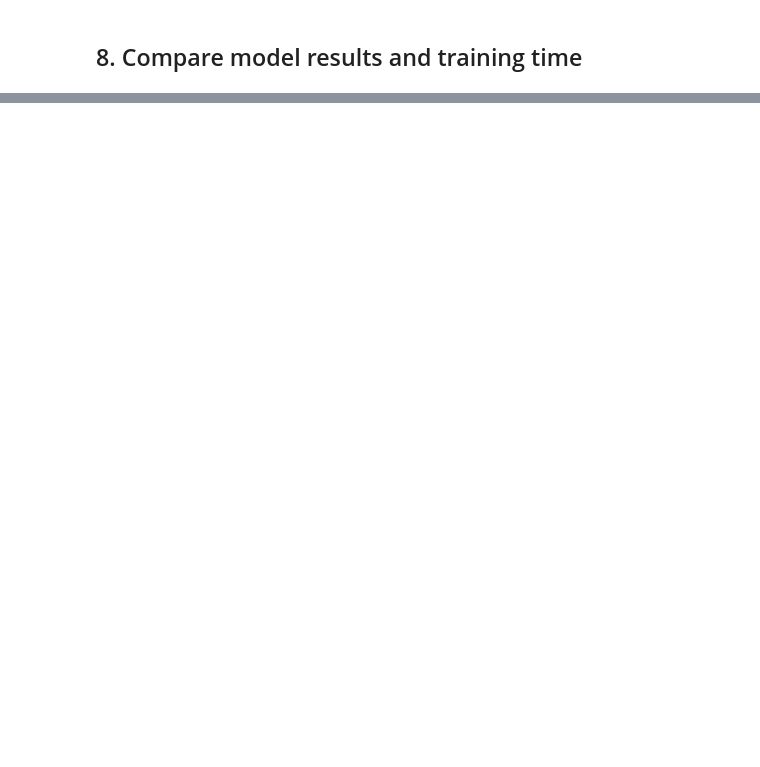
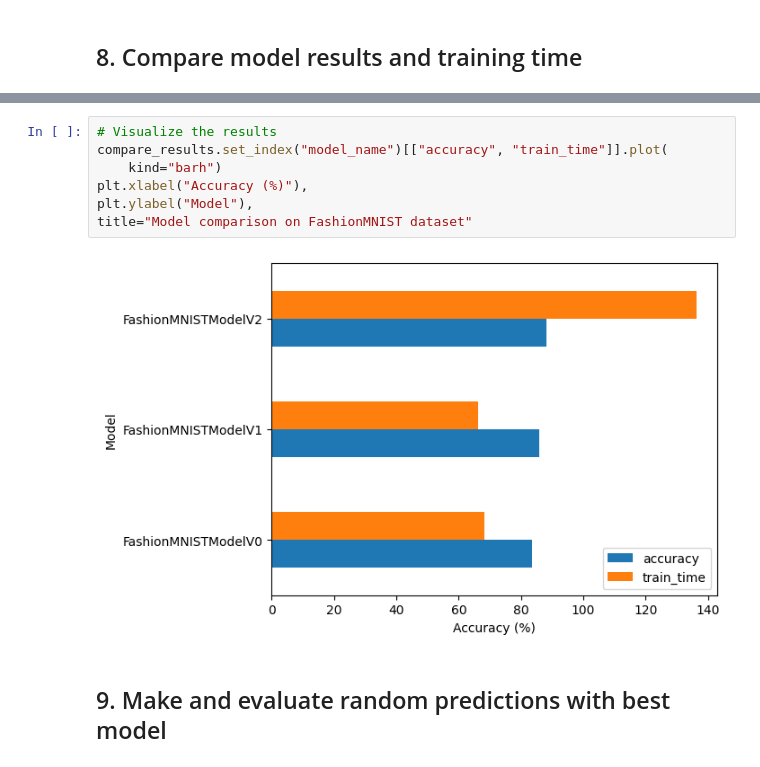
Before and after one commit to gvtsch/ZTM_Pytorch_ud, a Jupyter notebook: 03_pytorch_computer_vision.ipynb, the cells around one changed output, grey strips where cells are left out. Saved outputs shown, nothing was run; the diff lists cells and outputs as text; blank space fills up the shorter version.

```diff
--- a/03_pytorch_computer_vision.ipynb
+++ b/03_pytorch_computer_vision.ipynb
@@ -997,0 +1002,11 @@ compare_results
+# %%
+# Visualize the results
+compare_results.set_index("model_name")[["accuracy", "train_time"]].plot(
+    kind="barh")
+plt.xlabel("Accuracy (%)"),
+plt.ylabel("Model"),
+title="Model comparison on FashionMNIST dataset"
+# %% [output]
+[figure, added]
+# %% [markdown]
+## 9. Make and evaluate random predictions with best model
```
Also changed, not shown: parts of 27 cells of this notebook.
